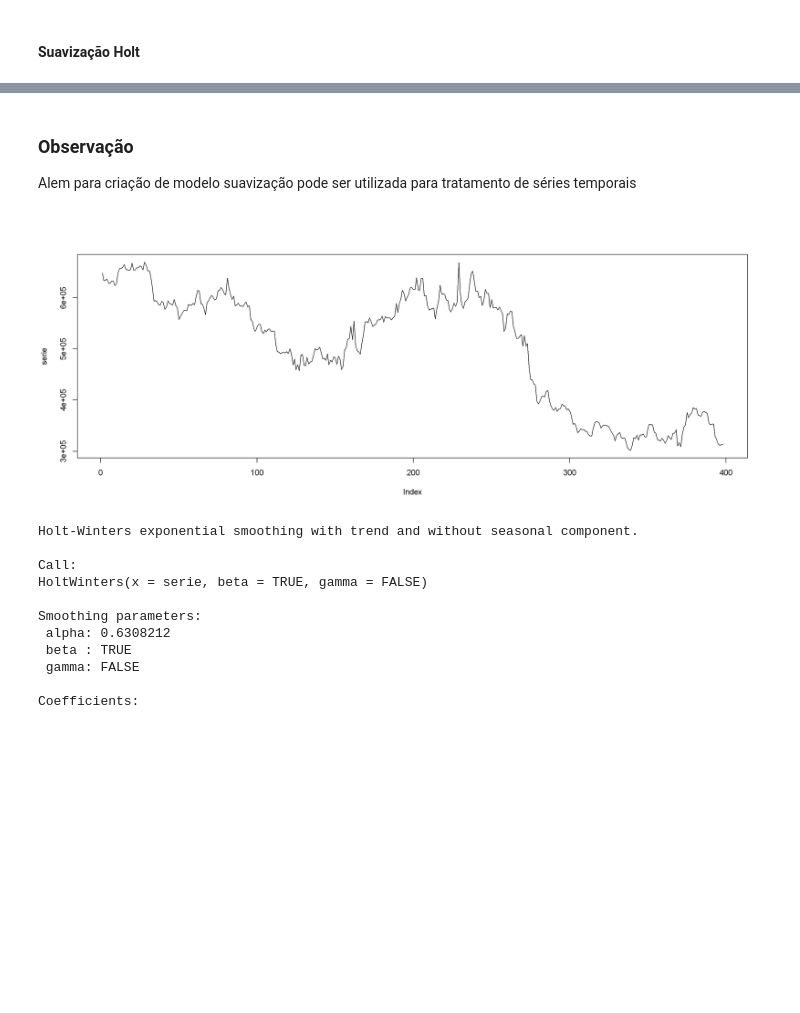
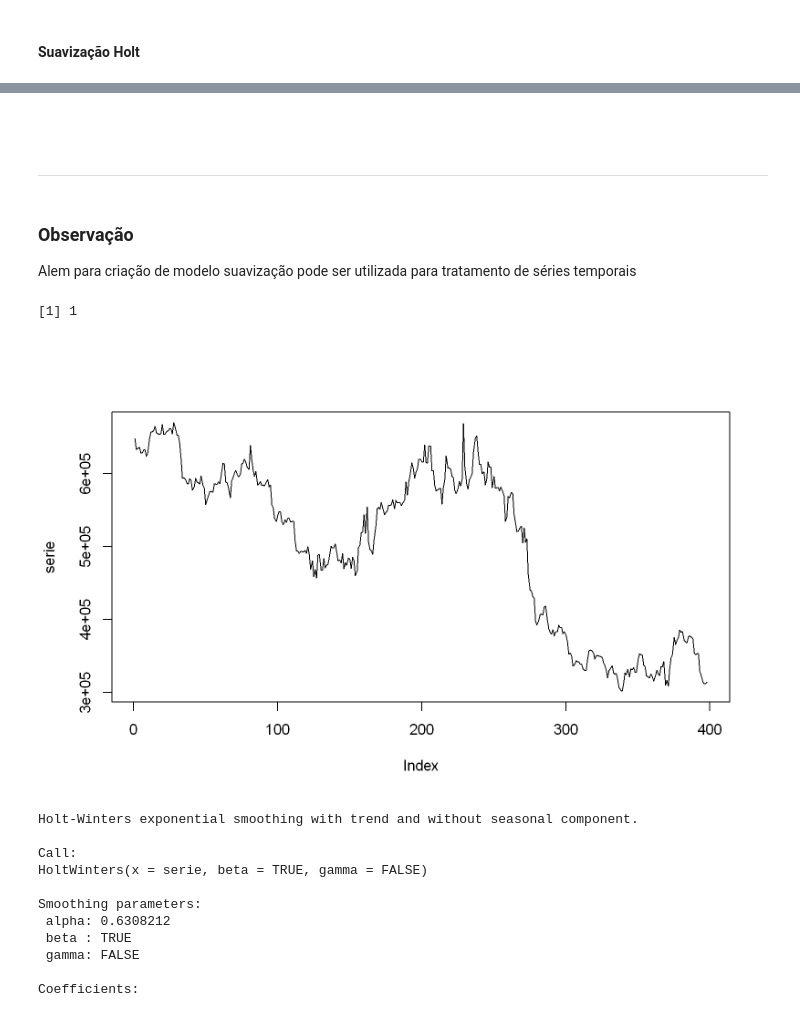
Before and after one commit to kaladabrio2020/livro-analise-pratica-series-temporais, a Jupyter notebook: capitulo 0 - conteudo adicionais/capitulo_0.ipynb, the cells around one changed output, grey strips where cells are left out. Drawn from its saved outputs; the diff is of its cells as text; code cells hidden in the pictures; blank space fills up the shorter version.

```diff
--- a/capitulo 0 - conteudo adicionais/capitulo_0.ipynb
+++ b/capitulo 0 - conteudo adicionais/capitulo_0.ipynb
@@ -236,3 +241,7 @@ plot(prev)
+# %% [markdown]
+&nbsp;
+# %% [markdown]
+-------------
 # %% [markdown]
 ### Observação
 
@@ -240,12 +249,16 @@ Alem para criação de modelo suavização pode ser utilizada para tratamento de
 # %%
 data = fread('dataset/bitcoin.csv')
 serie = data[, close]
+# %%
+frequency(series)
+# %% [output]
+[1] 1
 # %%
 par(bg = 'white')
-options(repr.plot.width = 15, repr.plot.height = 6, repr.plot.res = 200)
+options(repr.plot.width = 8, repr.plot.height = 5, repr.plot.res = 200)
 plot(serie, type = 'l')
 # %% [output]
-[figure, old version]
+[figure, new version]
 # %%
 ajuste = HoltWinters(serie, beta = TRUE, gamma = FALSE)
 ajuste
```
Also changed, not shown: parts of 10 cells of this notebook.
